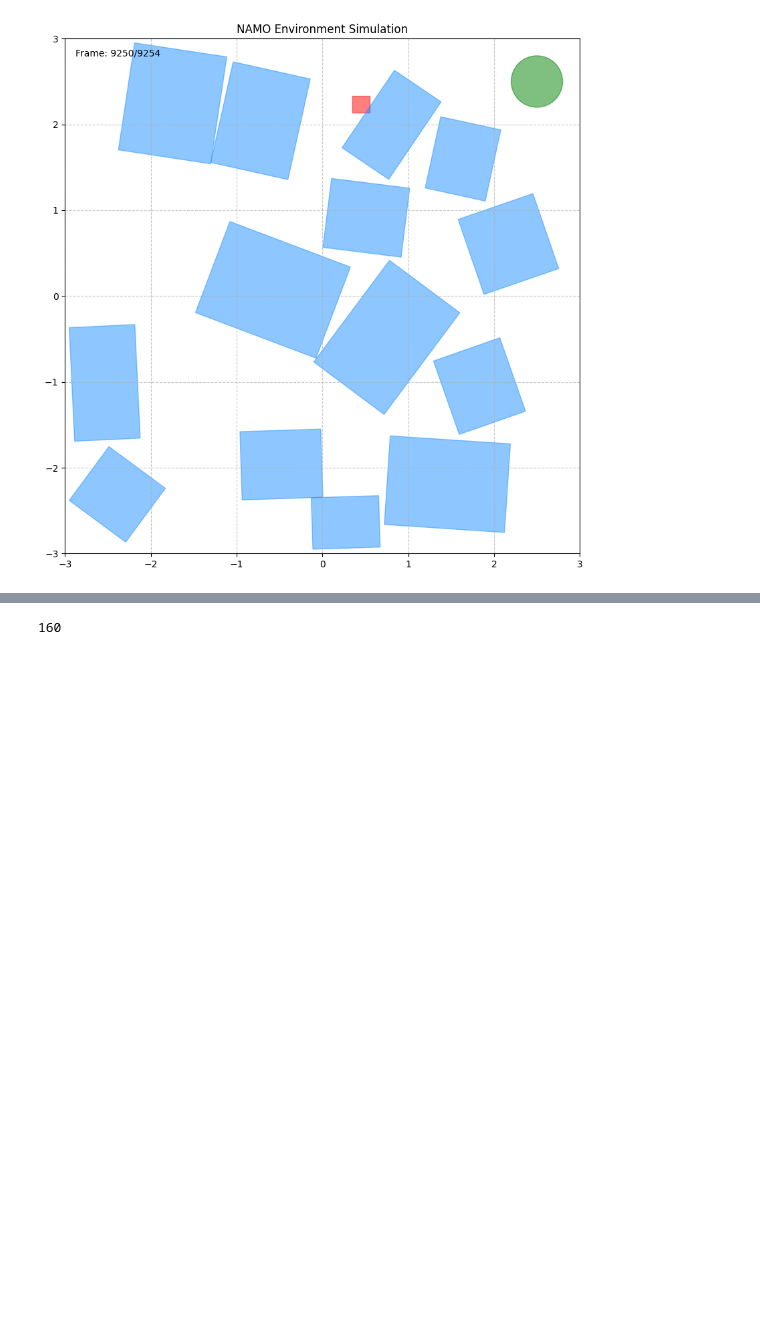
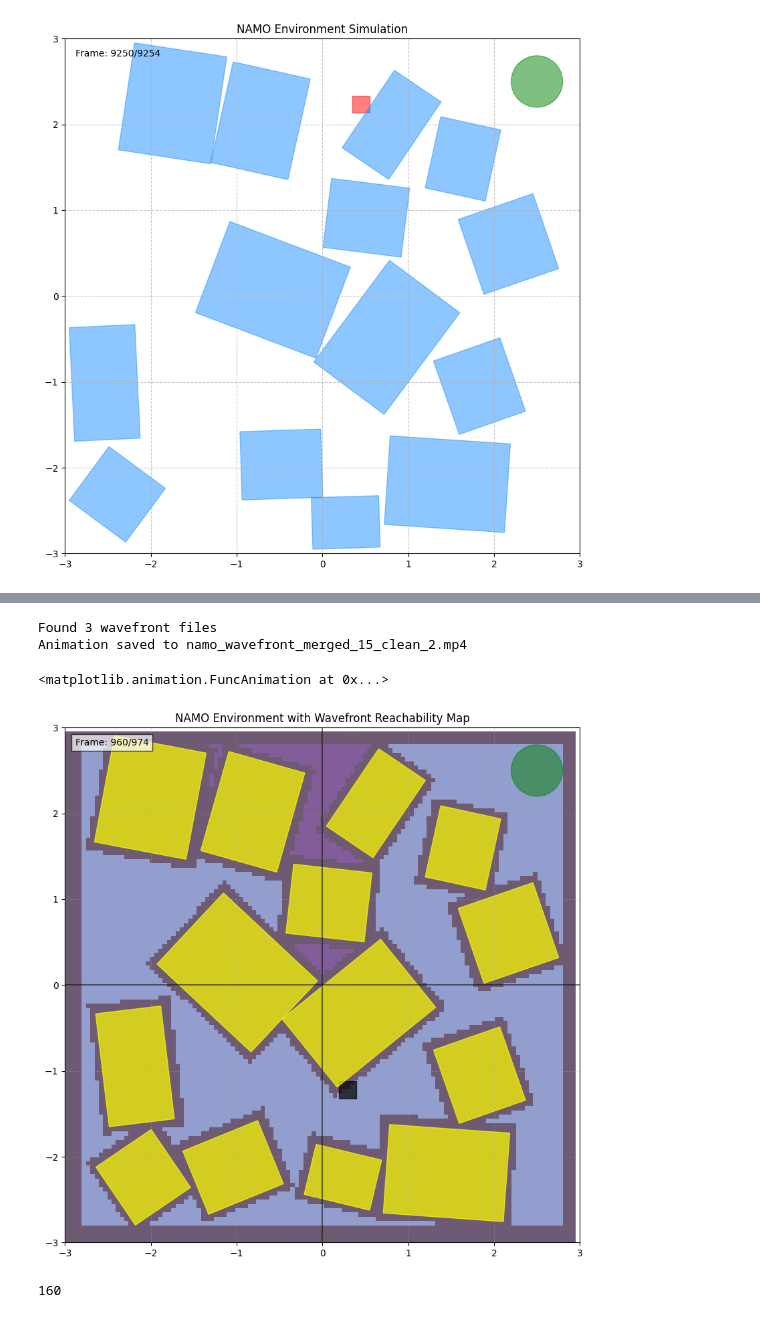
Before and after one commit to PRX-Kinodynamic/ML4KP-devel, a Jupyter notebook: vis.ipynb, the cells around one changed output, grey strips where cells are left out. Drawn from its saved outputs; the diff is of its cells as text; code cells hidden in the pictures; blank space fills up the shorter version.

```diff
--- a/vis.ipynb
+++ b/vis.ipynb
@@ -910,3 +895,25 @@ Animation saved to namo_wavefront_merged_6.mp4
+# %%
+
+# Load the data
+import pandas as pd
+df = pd.read_csv("namo_objects.txt", sep=",")
+data_df = pd.read_csv("namo_state_log_3.csv")
+
+# Create the combined animation
+animate_namo_with_wavefront_merged(
+    data_df,
+    df,
+    "sol_wavefronts/7",
+    start_frame=0,
+    end_frame=data_df.shape[0],
+    interval=50,
+    save_path="namo_wavefront_merged_15_clean_2.mp4"
+)
+# %% [output]
+Found 3 wavefront files
+Animation saved to namo_wavefront_merged_15_clean_2.mp4
+<matplotlib.animation.FuncAnimation at 0x...>
+[figure, added]
 # %%
 grid_size
 # %% [output]
```
Also changed, not shown: parts of 5 cells of this notebook, 12 other files.
